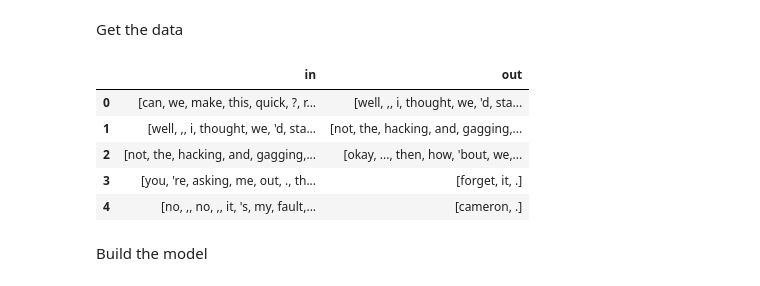
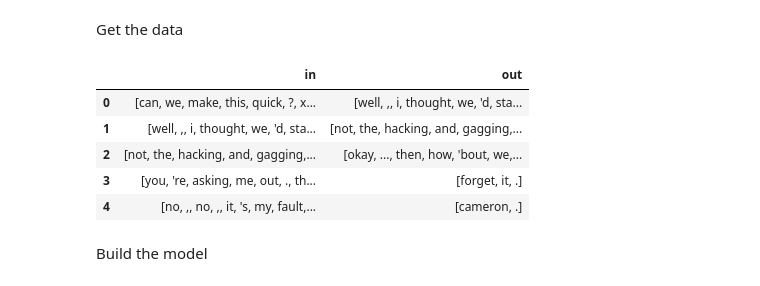
Before and after one commit to AndrewPochapsky/chatbot, a Jupyter notebook: ChatBot.ipynb, the cells around one changed output. Cells and saved outputs as stored; diff of their text form; code cells hidden in the pictures.

```diff
--- a/ChatBot.ipynb
+++ b/ChatBot.ipynb
@@ -35,13 +36,16 @@ def preprocess(s):
     s = s.replace('\n',' ').lower()
     return s
 
-def tokenize(corpus):
+def tokenize(corpus, vocab = None):
     tokenizer = spacy.blank("en").tokenizer
     doc = tokenizer(corpus)
     tokens = []
     for token in doc:
         if(token.text.strip() != ""):
-            tokens.append(token.text)
+            if(vocab != None and token.text not in vocab):
+                tokens.append('xxxunk')
+            else:
+                tokens.append(token.text)
     return tokens
 
 def process_dataset():
@@ -55,12 +59,21 @@ def process_dataset():
 def generate_vocab(tokens, min_freq = 0):
     all_unique_words_counter = Counter(tokens)
     vocab = {}
-    index = 0
+    vocab['xxxpad'] = 0
+    vocab['xxxeos'] = 1
+    vocab['xxxbos'] = 2
+    vocab['xxxunk'] = 3
+    index = 4
     for w in all_unique_words_counter.keys():
         if(all_unique_words_counter[w] >= min_freq and w.strip() != ""):
             vocab[w] = index
             index += 1
     return vocab
+
+def replace_with_unk(tokens, vocab):
+    for i in range(len(tokens)):
+        tokens[i] = tokens[i] if tokens[i] in vocab else 'xxxunk'
+
 
 def subsample(tokens, t = 1e-5):
     """
@@ -102,7 +115,10 @@ full_corpus = preprocess(full_corpus)
 print('Begin Tokenization')
 tokens = tokenize(full_corpus) # list of string
 print('Generating vocab')
-vocab = generate_vocab(tokens)
+vocab = generate_vocab(tokens, min_freq = 2)
+
+replace_with_unk(tokens, vocab)
+
 print(len(tokens))
 print('Subsampling data')
 tokens = subsample(tokens, 1e-5)
@@ -154,7 +170,7 @@ class SkipGramModel(nn.Module):
         return -1 * sum(losses)
 # %%
 train_ds = TensorDataset(x_train, y_train)
-train_dl = DataLoader(train_ds, batch_size = 128, shuffle = False, num_workers = 4)
+train_dl = DataLoader(train_ds, batch_size = 128, shuffle = True, num_workers = 4)
 
 def map_to_index(np_array, vocab):
     output = torch.zeros(np_array.shape)
@@ -164,15 +180,17 @@ def map_to_index(np_array, vocab):
 # %%
 lr = 3e-3
 
-num_epochs = 1
+num_epochs = 10
 neg_sample_size = 5
 emb_dim = 100
 emb_size = len(vocab.keys())
 model = SkipGramModel(emb_size, emb_dim)
+model.load_state_dict(torch.load(base_path/'word2vec0.pt'))
 optim = torch.optim.SGD(model.parameters(), lr = lr) #cant use mom or wd since that would require calculating for all the params, too expensive
 i = 0
 for epoch in range(num_epochs):
     total_loss = 0
+    i = 0
     for xb, yb in train_dl:
         #neg sampling
         neg_context = np.random.choice(
@@ -191,6 +209,8 @@ for epoch in range(num_epochs):
             print('completed {0}/{1} batches. Avg loss per batch: {2}'.format(i, len(train_dl), total_loss/(i)))
         i+=1
 
+    torch.save(model.state_dict(), base_path/'word2vec{0}.pt'.format(epoch))
+
 
 torch.save(model.state_dict(), base_path/'word2vec.pt')
 # %% [output]
@@ -227,25 +248,25 @@ with open(base_path/'movie_lines.txt', encoding = 'ISO-8859-1') as f:
 # %%
 table = []
 with open(base_path/'movie_conversations.txt', encoding = 'ISO-8859-1') as f:
     for line in f:
         parts = line.split(' +++$+++ ')
         #get the referenced line numbers
         line_nums = re.findall('L[0-9]+', parts[-1])
         #form pairs
 
         for i in range(len(line_nums) - 1):
             pair = (line_nums[i], line_nums[i+1])
             #df.loc[df['column_name'] == some_value]
             first = line_map[line_nums[i]]
             second = line_map[line_nums[i+1]]
-            table.append([tokenize(preprocess(first)), tokenize(preprocess(second))])
+            table.append([tokenize(preprocess(first), vocab = vocab), tokenize(preprocess(second), vocab = vocab)])
 
 data_df = pd.DataFrame(table, columns = ['in', 'out'])
 data_df.to_csv(base_path/'processed_data.csv', index = False)
 data_df.head()
 # %% [output]
 |  | in | out |
-| 0 | [can, we, make, this, quick, ?, r... | [well, ,, i, thought, we, 'd, sta... |
+| 0 | [can, we, make, this, quick, ?, x... | [well, ,, i, thought, we, 'd, sta... |
 | 1 | [well, ,, i, thought, we, 'd, sta... | [not, the, hacking, and, gagging,... |
 | 2 | [not, the, hacking, and, gagging,... | [okay, ..., then, how, 'bout, we,... |
 | 3 | [you, 're, asking, me, out, ., th... | [forget, it, .] |
```
Also changed, not shown: parts of 21 cells of this notebook.
